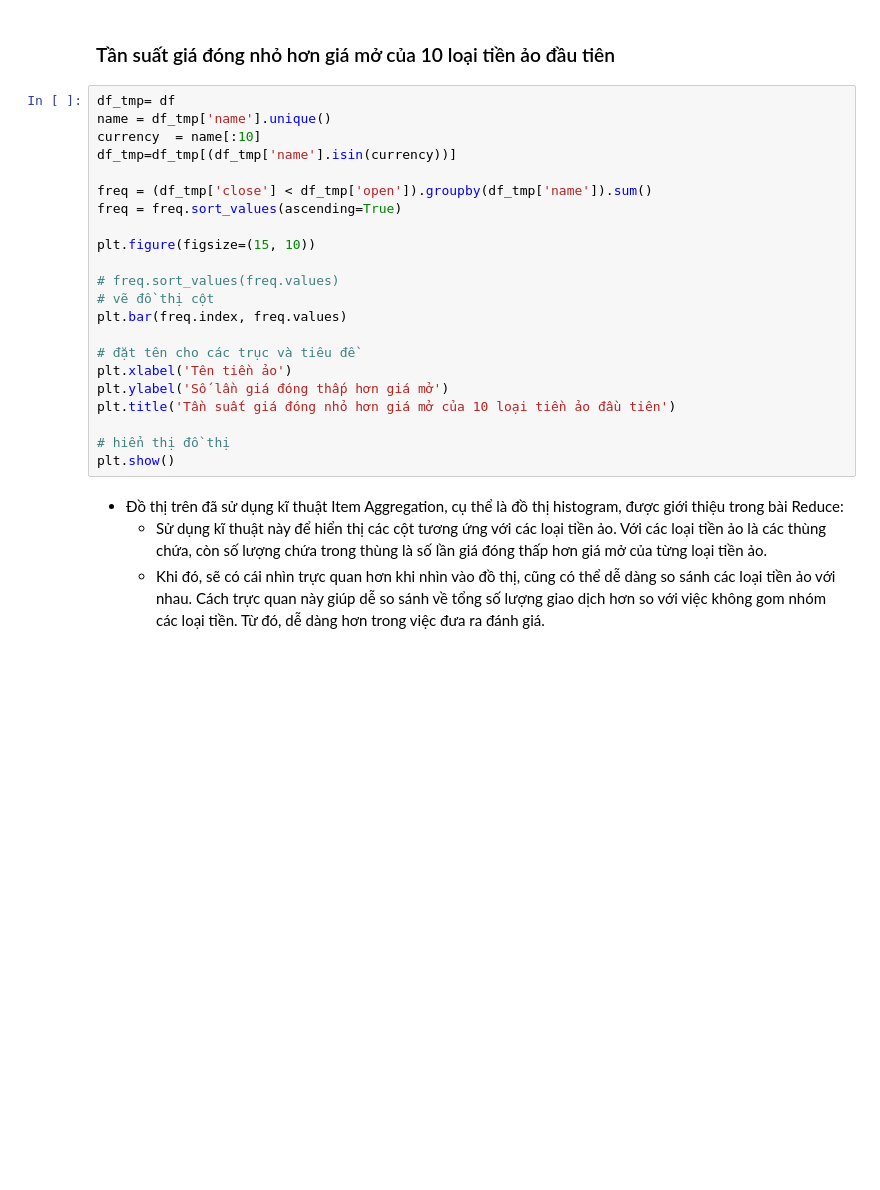
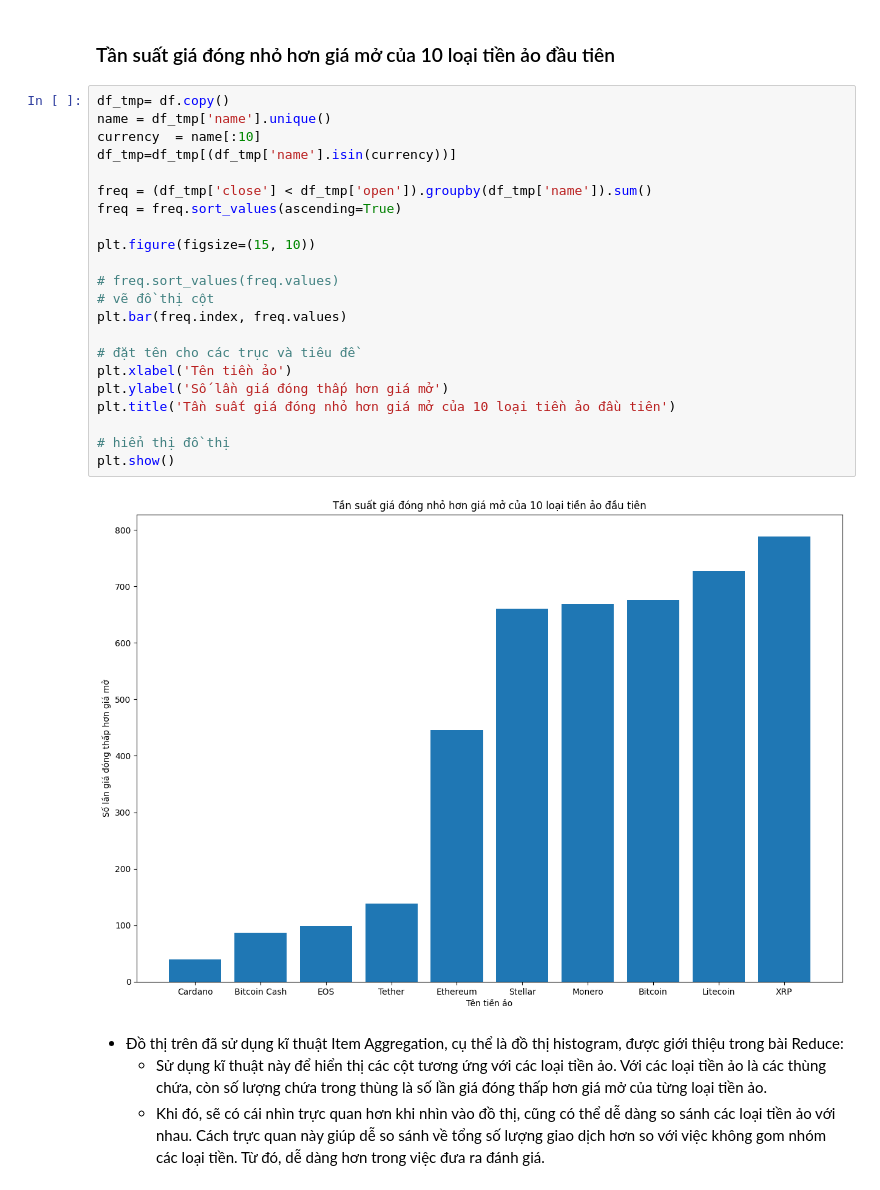
Before and after one commit to VienHaiYen/Every-Cryptocurrency-Daily, a Jupyter notebook: cryptocurrency-maket-price/main.ipynb, the cells around one changed output. Cells and saved outputs as stored; diff of their text form; blank space fills up the shorter version.

```diff
--- a/cryptocurrency-maket-price/main.ipynb
+++ b/cryptocurrency-maket-price/main.ipynb
@@ -358,27 +466,29 @@ plt.show()
 # %% [markdown]
 ### Tần suất giá đóng nhỏ hơn giá mở của 10 loại tiền ảo đầu tiên
 # %%
-df_tmp= df
+df_tmp= df.copy()
 name = df_tmp['name'].unique()
 currency  = name[:10]
 df_tmp=df_tmp[(df_tmp['name'].isin(currency))]
 
 freq = (df_tmp['close'] < df_tmp['open']).groupby(df_tmp['name']).sum()
 freq = freq.sort_values(ascending=True)
 
 plt.figure(figsize=(15, 10))
 
 # freq.sort_values(freq.values)
 # vẽ đồ thị cột
 plt.bar(freq.index, freq.values)
 
 # đặt tên cho các trục và tiêu đề
 plt.xlabel('Tên tiền ảo')
 plt.ylabel('Số lần giá đóng thấp hơn giá mở')
 plt.title('Tần suất giá đóng nhỏ hơn giá mở của 10 loại tiền ảo đầu tiên')
 
 # hiển thị đồ thị
 plt.show()
+# %% [output]
+[figure, added]
 # %% [markdown]
 - Đồ thị trên đã sử dụng kĩ thuật Item Aggregation, cụ thể là đồ thị histogram, được giới thiệu trong bài Reduce:
     - Sử dụng kĩ thuật này để hiển thị các cột tương ứng với các loại tiền ảo. Với các loại tiền ảo là các thùng chứa, còn số lượng chứa trong thùng là số lần giá đóng thấp hơn giá mở của từng loại tiền ảo.
```
Also changed, not shown: parts of 41 cells of this notebook.
